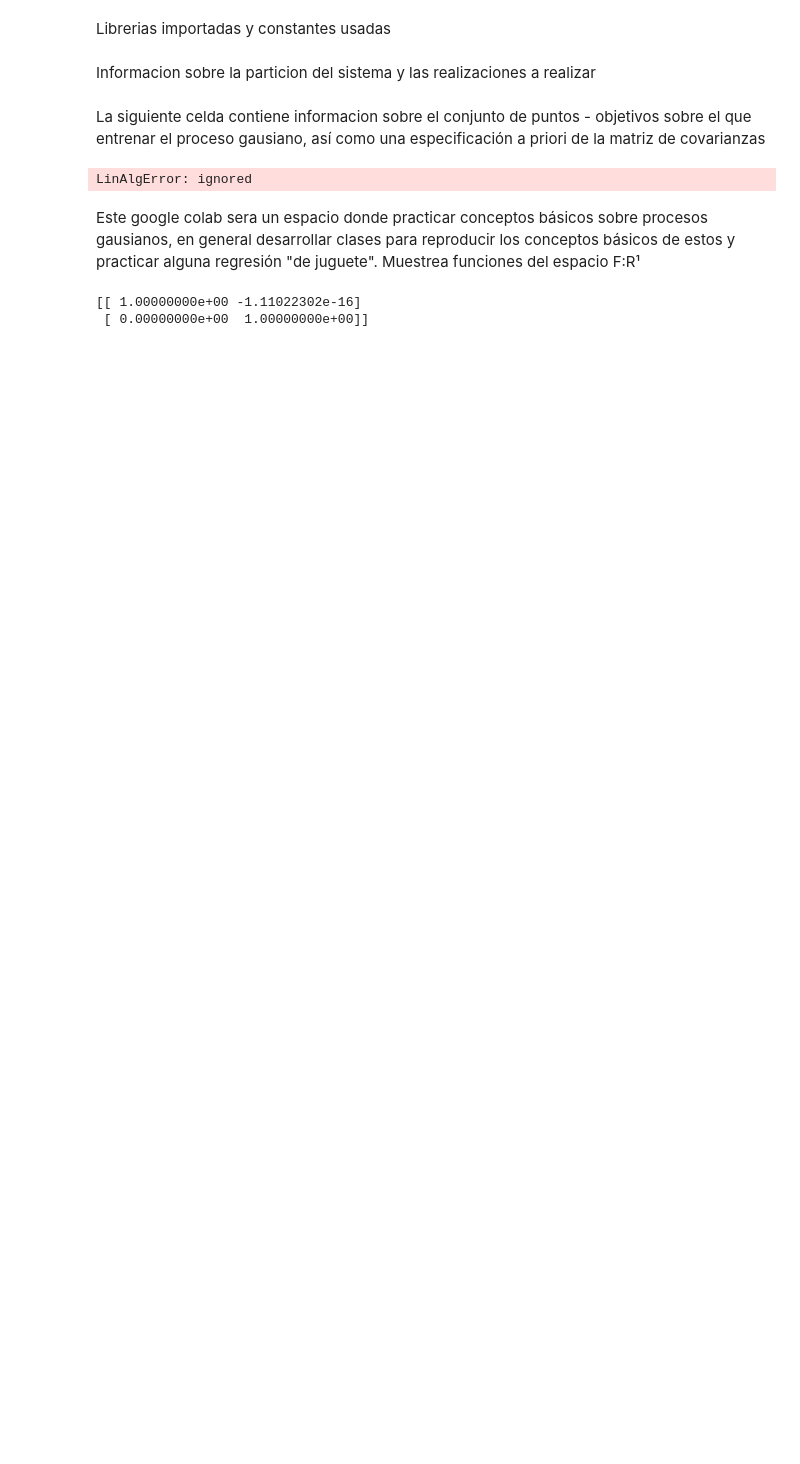
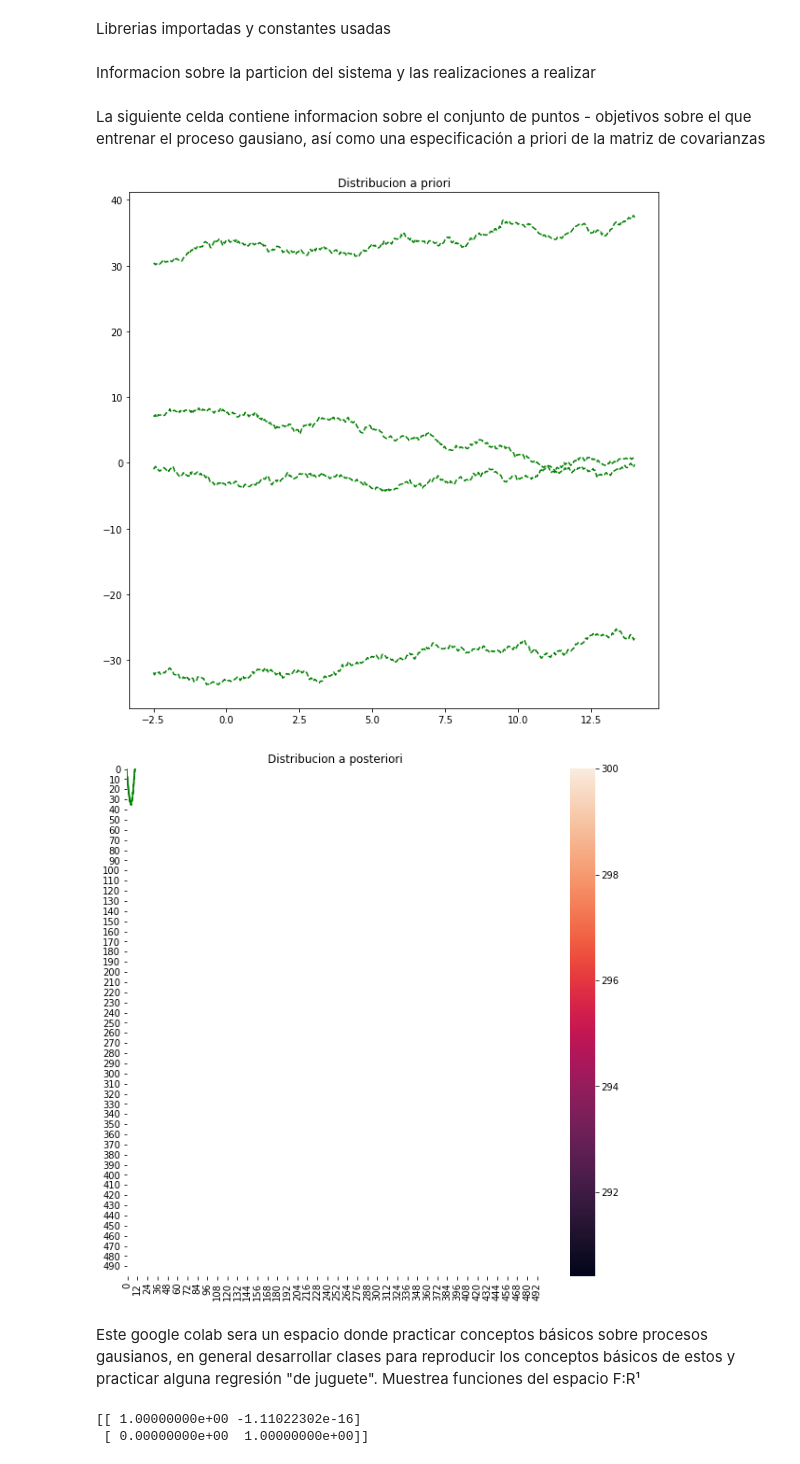
Before and after one commit to juanlu29/juanlu29, a Jupyter notebook: modeloGausianoLineal.ipynb, the cells around one changed output. Saved outputs shown, nothing was run; the diff lists cells and outputs as text; code cells hidden in the pictures; blank space fills up the shorter version.

```diff
--- a/modeloGausianoLineal.ipynb
+++ b/modeloGausianoLineal.ipynb
@@ -10,11 +10,12 @@ import random
 import scipy
 import scipy.linalg
 from matplotlib import pyplot as plt
+import seaborn as sns
 
 pi = np.pi
 
 # Los siguientes parametros son cuadrados de las desviaciones estandar
-sigma_signal_sq = 0.5 # desviación estándar del ruido usado para enmascarar la señal de entrenamiento
+sigma_signal_sq = 20.5 # desviación estándar del ruido usado para enmascarar la señal de entrenamiento
 sigma_b_sq = 70.5 # En distribucion gaussiana a priori de modelo de regresióón linear, desviación estándar de la ordenada
 sigma_m_sq = 1.0 # En distribucion gaussiana a priori de modelo de regresióón linear, desviación estándar de la pendiente
 
@@ -35,8 +36,8 @@ x = np.linspace(x_bot_b,x_top_b,n_tp)
 n_test = 40 # puntos para realizar inferencia
 
 x_train = np.linspace(x_bot_b,x_top_b,n_test)
-y_train = np.fromiter([ordenada_real+pendiente_real*x+random.gauss(0,np.sqrt(sigma_signal_sq)) for x in x_train],float)
-#y_train = np.fromiter([60*np.sin(x/3.)+random.gauss(0,np.sqrt(sigma_signal_sq)) for x in x_train],float)
+#y_train = np.fromiter([ordenada_real+pendiente_real*x+random.gauss(0,np.sqrt(sigma_signal_sq)) for x in x_train],float)
+y_train = np.fromiter([60*np.sin(x/3.)+random.gauss(0,np.sqrt(sigma_signal_sq)) for x in x_train],float)
 
 #x = np.linspace(-30.,80.,n_tp)
 # %% [markdown]
@@ -46,47 +47,60 @@ La siguiente celda contiene informacion sobre el conjunto de puntos - objetivos
 # Hacemos la proyeccion sobre el espacio propio del modelo de regresion linear y derivamos la matriz de dispersion de los parámetros
 proyeccionlinear = espacioPropio()
 aleatorio = espacioPropio()
+corr_crec_dist = espacioPropio()
 #mCov_x,phi_x,mean = proyeccionlinear.formaBilinealAleatoria(x,sigma_m_sq)
 #mCov_train,phi_train,mean_train = proyeccionlinear.formaBilinealAleatoria(x_train,sigma_m_sq)
 
 # Modelo lineal
 #K_prior,K_train_prior,K_train_train,phi_x,phi_t,mean = proyeccionlinear.linear(x,x_train,sigma_b_sq,sigma_m_sq)
 # Kernel aleatorio
 K_prior,K_train_prior,K_train_train,phi_x,phi_t,mean = aleatorio.covarianzaAleatoria(x,x_train,sigma_m_sq)
+# Kernel correlaciones crecientes con distancia linealmente
+K_prior,K_train_prior,K_train_train,phi_x,phi_t,mean = corr_crec_dist.corr_linear_creciente(x,x_train,100.,2.)
+# Kernel correlaciones decrecientes inversamente a la distancia
+K_prior,K_train_prior,K_train_train,phi_x,phi_t,mean = corr_crec_dist.corr_linear_decreciente(x,x_train,300.,500.)
+
+
 # Generamos un proceso gausiano para generar la distribucion de funciones con probabilidades a priori (las que nos ofrece las incertidumbres en los parametros)
 gp_cov_diag = gaussProcess(K_prior,K_train_prior,K_train_train, np.zeros(n_tp),phi_x)
 sigma_prior = gp_cov_diag.sigmaCalc(gp_cov_diag.K_prior)
 
 # Entrenamos con los datos proyectados sobre el espacio propio de esta regresion
 gp_cov_diag.entrenarGP(phi_t,y_train,sigma_signal_sq)
 sigma_pred = gp_cov_diag.sigmaCalc(gp_cov_diag.K_pred)
 
 
 
-visualizacion = datosVisualizacion()
+visualizacion_prior = datosVisualizacion("Distribucion a priori")
+visualizacion_poste = datosVisualizacion("Distribucion a posteriori")
 
 # Predictivo
 
-visualizacion.add_sigma(x,sigma_pred)
-visualizacion.add_mean(x,gp_cov_diag.mean_pred)
-#visualizacion.add_mean(x,np.zeros(len(x)))
-visualizacion.add_train_data(x_train,y_train)
+visualizacion_poste.add_covariance(gp_cov_diag.K_pred)
+visualizacion_poste.add_sigma(x,sigma_pred)
+visualizacion_poste.add_mean(x,gp_cov_diag.mean_pred)
+visualizacion_poste.add_train_data(x_train,y_train)
 
-[visualizacion.add_data(x,gp_cov_diag.distribucionGP(gp_cov_diag.mean_pred,gp_cov_diag.L_pred)[0],inset) for inset in range(n_r) ]
-[visualizacion.add_data_plot(inset) for inset in range(n_r) ]
+[visualizacion_poste.add_data(x,gp_cov_diag.distribucionGP(gp_cov_diag.mean_pred,gp_cov_diag.L_pred)[0],inset) for inset in range(n_r) ]
+[visualizacion_poste.add_data_plot(inset) for inset in range(n_r) ]
 
 # Prior
 
-#visualizacion.add_sigma(x,sigmaVal)
-#visualizacion.add_mean(x,np.zeros(n_tp))
-#visualizacion.add_train_data(x_train,y_train)
+visualizacion_prior.add_covariance(gp_cov_diag.K_prior)
+visualizacion_prior.add_sigma(x,sigma_prior)
+visualizacion_prior.add_mean(x,np.zeros(n_tp))
+visualizacion_prior.add_train_data(x_train,y_train)
 
-#[visualizacion.add_data(x,gp_cov_diag.distribucionGP(gp_cov_diag.mean_prior,gp_cov_diag.L_prior)[0],inset) for inset in range(n_r) ]
-#[visualizacion.add_data_plot(inset) for inset in range(n_r) ]
+[visualizacion_prior.add_data(x,gp_cov_diag.distribucionGP(gp_cov_diag.mean_prior,gp_cov_diag.L_prior)[0],inset) for inset in range(n_r) ]
+[visualizacion_prior.add_data_plot(inset) for inset in range(n_r) ]
 
-visualizacion.mostrarPlot()
+visualizacion_prior.mostrarPlot()
+visualizacion_poste.mostrarPlot()
+visualizacion_prior.hmapCov()
+visualizacion_poste.hmapCov()
 # %% [output]
-LinAlgError: ignored
+[figure, added]
+[figure, added]
 # %% [markdown]
 Este google colab sera un espacio donde practicar conceptos básicos sobre procesos gausianos, en general desarrollar clases para reproducir los conceptos básicos de estos y practicar alguna regresión "de juguete". Muestrea funciones del espacio F:R¹
 # %%
```
Also changed, not shown: parts of 1 cell of this notebook.
